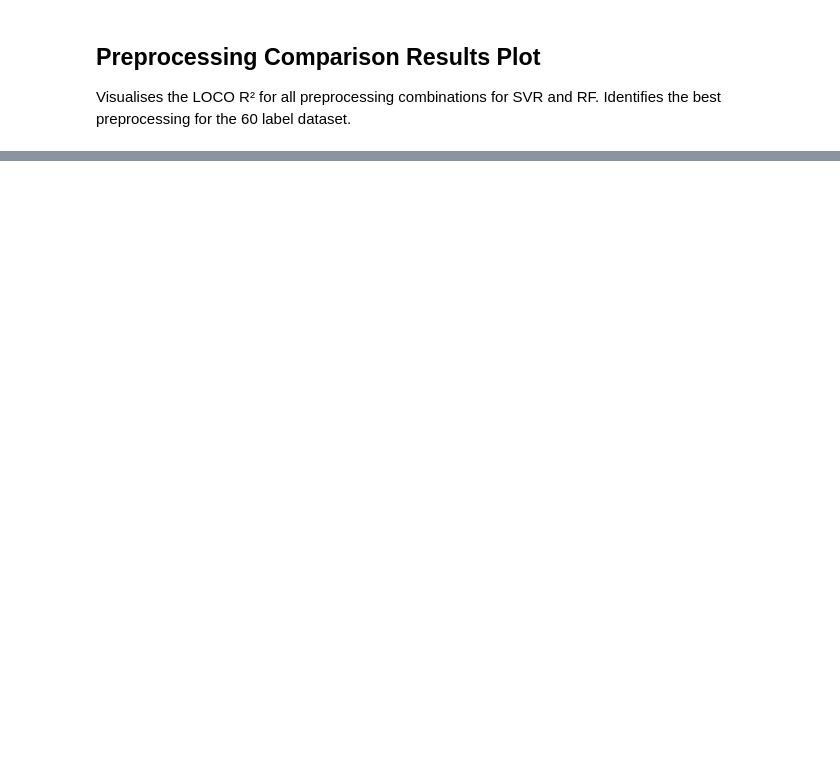
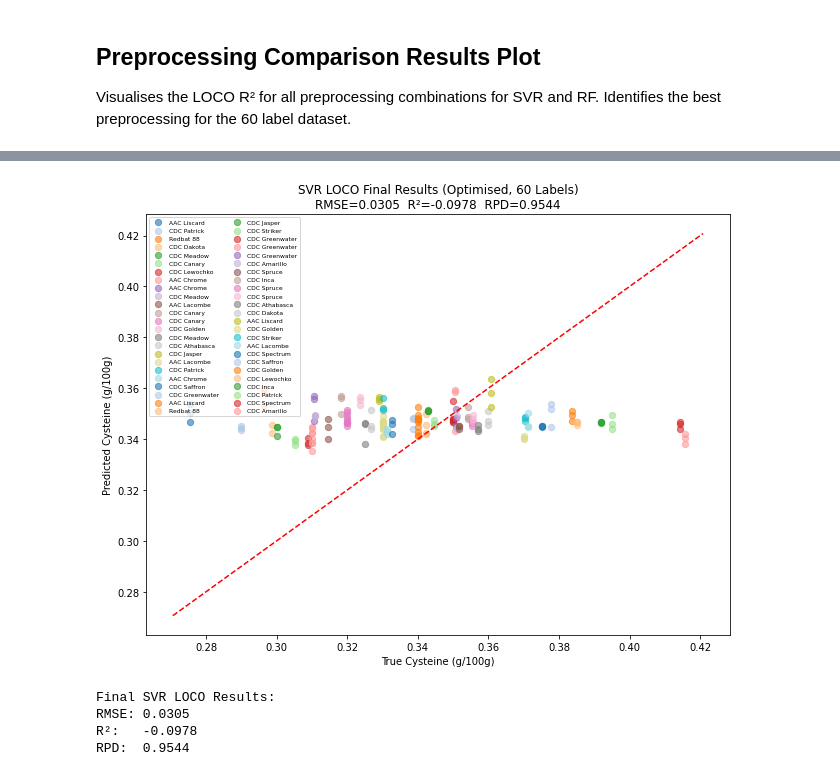
Before and after one commit to priyanshu0503/Research, a Jupyter notebook: FTIR_60Labels.ipynb, the cells around one changed output, grey strips where cells are left out. Cells and saved outputs as stored; diff of their text form; code cells hidden in the pictures; blank space fills up the shorter version.

Commit message:
FTIR 60 labels analysis complete

```diff
--- a/FTIR_60Labels.ipynb
+++ b/FTIR_60Labels.ipynb
@@ -1222,0 +1230,68 @@ for model_name in ['SVR', 'RF']:
+# %%
+# Use best preprocessing and optimised params for final run
+# Will update after preprocessing comparison results come in
+# For now use SVR with optimised params and best preprocessing
+
+all_true_final, all_pred_final = [], []
+colors = plt.cm.tab20(np.linspace(0, 1, 20))
+
+for held_out_cult in cultivar_names:
+    train_mask = sample_names != held_out_cult
+    test_mask  = sample_names == held_out_cult
+
+    X_tr_raw = X_ftir[train_mask]
+    y_tr     = y_ftir[train_mask]
+    X_te_raw = X_ftir[test_mask]
+    y_te     = y_ftir[test_mask]
+
+    X_tr_l, X_te_l = preprocess_best_svr(X_tr_raw, X_te_raw)
+    scaler  = StandardScaler()
+    X_tr_s  = scaler.fit_transform(X_tr_l)
+    X_te_s  = scaler.transform(X_te_l)
+    model   = SVR(kernel='rbf', **best_params_svr)
+    model.fit(X_tr_s, y_tr)
+    pred = model.predict(X_te_s)
+
+    all_true_final.extend(y_te)
+    all_pred_final.extend(pred)
+
+all_true_final = np.array(all_true_final)
+all_pred_final = np.array(all_pred_final)
+
+rmse_final = np.sqrt(mean_squared_error(all_true_final, all_pred_final))
+r2_final   = r2_score(all_true_final, all_pred_final)
+rpd_final  = all_true_final.std() / rmse_final
+
+fig, ax = plt.subplots(figsize=(9, 7))
+unique_cys = sorted(set(all_true_final))
+for i, val in enumerate(unique_cys):
+    mask  = all_true_final == val
+    label = [c for c in cultivar_names
+             if any(abs(CYSTEINE_LABELS_LOCATION.get((c, loc), -1) - val) < 0.0001
+                    for loc in location_names)]
+    label = label[0] if label else str(round(val, 3))
+    ax.scatter(all_true_final[mask], all_pred_final[mask],
+               color=colors[i % 20], alpha=0.6, s=40, label=label)
+
+min_val = min(all_true_final.min(), all_pred_final.min()) - 0.005
+max_val = max(all_true_final.max(), all_pred_final.max()) + 0.005
+ax.plot([min_val, max_val], [min_val, max_val], 'r--', linewidth=1.5)
+ax.set_xlabel("True Cysteine (g/100g)")
+ax.set_ylabel("Predicted Cysteine (g/100g)")
+ax.set_title(f"SVR LOCO Final Results (Optimised, 60 Labels)\n"
+             f"RMSE={rmse_final:.4f}  R²={r2_final:.4f}  RPD={rpd_final:.4f}")
+ax.legend(fontsize=6, ncol=2, loc='upper left')
+plt.tight_layout()
+plt.savefig("FTIR_60labels_final_scatter.png", dpi=150, bbox_inches='tight')
+plt.show()
+
+print(f"\nFinal SVR LOCO Results:")
+print(f"RMSE: {rmse_final:.4f}")
+print(f"R²:   {r2_final:.4f}")
+print(f"RPD:  {rpd_final:.4f}")
+# %% [output]
+[figure, added]
+Final SVR LOCO Results:
+RMSE: 0.0305
+R²:   -0.0978
+RPD:  0.9544
```
Also changed, not shown: parts of 3 cells of this notebook.
